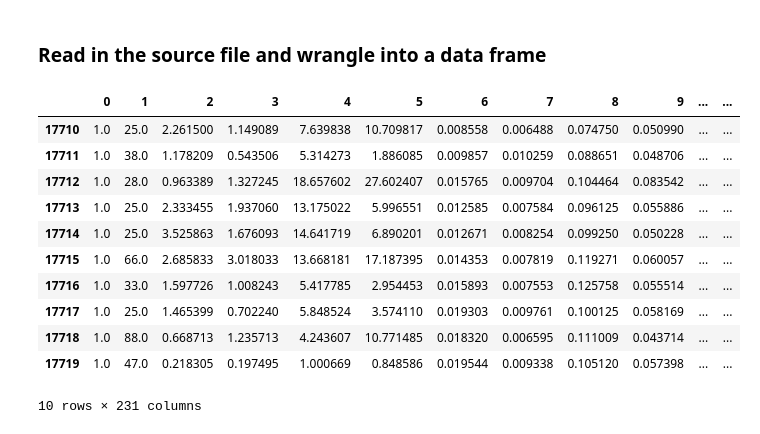
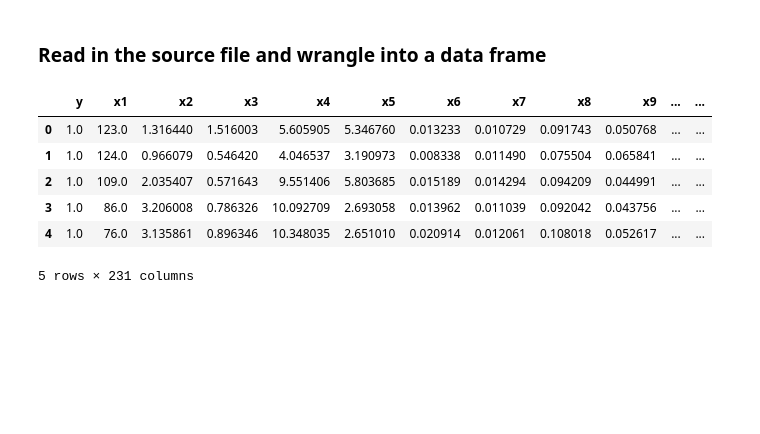
Before and after one commit to aaltrock/EDA, a Jupyter notebook: Coursework - Commercial/commericial_src_data_prep.ipynb, the cells around one changed output. Cells and saved outputs as stored; diff of their text form; code cells hidden in the pictures; blank space fills up the shorter version.

```diff
--- a/Coursework - Commercial/commericial_src_data_prep.ipynb
+++ b/Coursework - Commercial/commericial_src_data_prep.ipynb
@@ -34,18 +37,18 @@ src_y, src_x = svm_read_problem('BBC.txt')
 # %%
 src_y_df = pd.DataFrame(src_y)
 src_x_df = pd.DataFrame(src_x)
+# Add x prefix to independent variables
+
+# Rename dependent variable to y
+src_x_df.columns = ['x' + str(col) for col in list(src_x_df.columns)]
+src_y_df.columns = ['y']
 src_df = pd.concat([src_y_df, src_x_df], axis=1)
-src_df.tail(10)
+src_df.head()
 # %% [output]
-|  | 0 | 1 | 2 | 3 | 4 | 5 | 6 | 7 | 8 | 9 | ... | ... |
-| 17710 | 1.0 | 25.0 | 2.261500 | 1.149089 | 7.639838 | 10.709817 | 0.008558 | 0.006488 | 0.074750 | 0.050990 | ... | ... |
-| 17711 | 1.0 | 38.0 | 1.178209 | 0.543506 | 5.314273 | 1.886085 | 0.009857 | 0.010259 | 0.088651 | 0.048706 | ... | ... |
-| 17712 | 1.0 | 28.0 | 0.963389 | 1.327245 | 18.657602 | 27.602407 | 0.015765 | 0.009704 | 0.104464 | 0.083542 | ... | ... |
-| 17713 | 1.0 | 25.0 | 2.333455 | 1.937060 | 13.175022 | 5.996551 | 0.012585 | 0.007584 | 0.096125 | 0.055886 | ... | ... |
-| 17714 | 1.0 | 25.0 | 3.525863 | 1.676093 | 14.641719 | 6.890201 | 0.012671 | 0.008254 | 0.099250 | 0.050228 | ... | ... |
-| 17715 | 1.0 | 66.0 | 2.685833 | 3.018033 | 13.668181 | 17.187395 | 0.014353 | 0.007819 | 0.119271 | 0.060057 | ... | ... |
-| 17716 | 1.0 | 33.0 | 1.597726 | 1.008243 | 5.417785 | 2.954453 | 0.015893 | 0.007553 | 0.125758 | 0.055514 | ... | ... |
-| 17717 | 1.0 | 25.0 | 1.465399 | 0.702240 | 5.848524 | 3.574110 | 0.019303 | 0.009761 | 0.100125 | 0.058169 | ... | ... |
-| 17718 | 1.0 | 88.0 | 0.668713 | 1.235713 | 4.243607 | 10.771485 | 0.018320 | 0.006595 | 0.111009 | 0.043714 | ... | ... |
-| 17719 | 1.0 | 47.0 | 0.218305 | 0.197495 | 1.000669 | 0.848586 | 0.019544 | 0.009338 | 0.105120 | 0.057398 | ... | ... |
+|  | y | x1 | x2 | x3 | x4 | x5 | x6 | x7 | x8 | x9 | ... | ... |
+| 0 | 1.0 | 123.0 | 1.316440 | 1.516003 | 5.605905 | 5.346760 | 0.013233 | 0.010729 | 0.091743 | 0.050768 | ... | ... |
+| 1 | 1.0 | 124.0 | 0.966079 | 0.546420 | 4.046537 | 3.190973 | 0.008338 | 0.011490 | 0.075504 | 0.065841 | ... | ... |
+| 2 | 1.0 | 109.0 | 2.035407 | 0.571643 | 9.551406 | 5.803685 | 0.015189 | 0.014294 | 0.094209 | 0.044991 | ... | ... |
+| 3 | 1.0 | 86.0 | 3.206008 | 0.786326 | 10.092709 | 2.693058 | 0.013962 | 0.011039 | 0.092042 | 0.043756 | ... | ... |
+| 4 | 1.0 | 76.0 | 3.135861 | 0.896346 | 10.348035 | 2.651010 | 0.020914 | 0.012061 | 0.108018 | 0.052617 | ... | ... |
-10 rows × 231 columns
+5 rows × 231 columns
```
Also changed, not shown: parts of 17 cells of this notebook, 8 other files.
